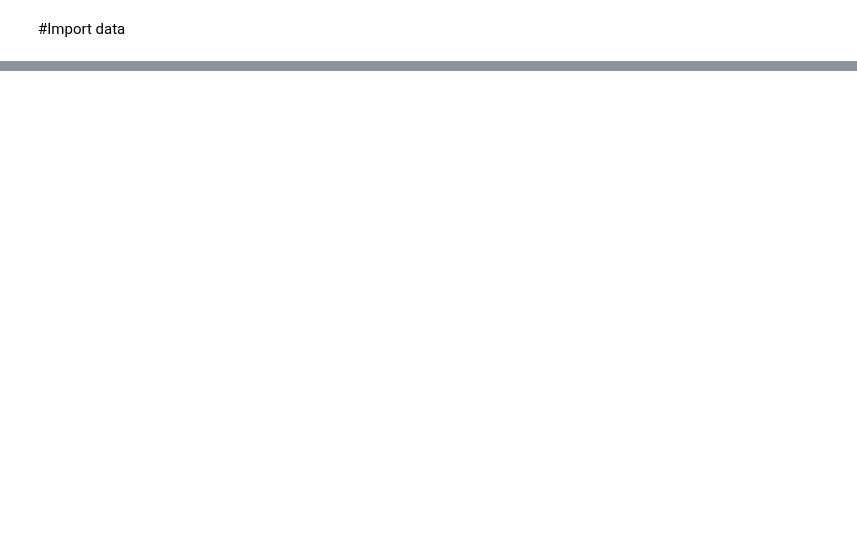
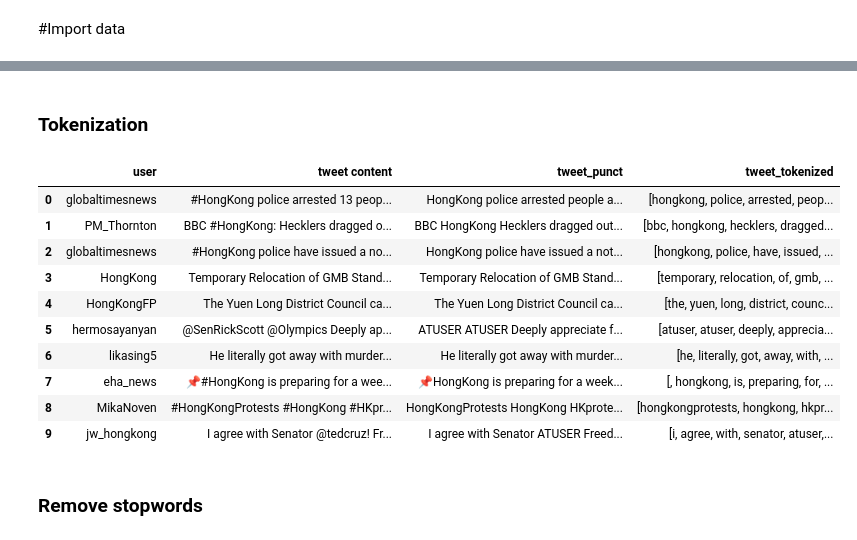
Before and after one commit to RoshanTS/extract-2, a Jupyter notebook: cleaning_tweets.ipynb, the cells around one changed output, grey strips where cells are left out. Cells and saved outputs as stored; diff of their text form; code cells hidden in the pictures; blank space fills up the shorter version.

```diff
--- a/cleaning_tweets.ipynb
+++ b/cleaning_tweets.ipynb
@@ -53,0 +46,2 @@ data_all_languages.language.value_counts().plot(kind = 'barh', figsize = (15,8))
+# %%
+df  = pd.DataFrame(data[['user', 'tweet content']])
@@ -53,0 +52,9 @@ data_all_languages.language.value_counts().plot(kind = 'barh', figsize = (15,8))
+# %%
+def remove_punct(text):
+    text = re.sub('@[^\s]+', 'AT_USER', text)
+    text  = "".join([char for char in text if char not in string.punctuation])
+    text = re.sub('[0-9]+', '', text)
+    return text
+
+df['tweet_punct'] = df['tweet content'].apply(lambda x: remove_punct(x))
+df.head(10)
@@ -53,0 +73,23 @@ data_all_languages.language.value_counts().plot(kind = 'barh', figsize = (15,8))
+# %% [markdown]
+### Tokenization
+# %%
+def tokenization(text):
+    text = re.split('\W+', text)
+    return text
+
+df['tweet_tokenized'] = df['tweet_punct'].apply(lambda x: tokenization(x.lower()))
+df.head(10)
+# %% [output]
+|  | user | tweet content | tweet_punct | tweet_tokenized |
+| 0 | globaltimesnews | #HongKong police arrested 13 peop... | HongKong police arrested people a... | [hongkong, police, arrested, peop... |
+| 1 | PM_Thornton | BBC #HongKong: Hecklers dragged o... | BBC HongKong Hecklers dragged out... | [bbc, hongkong, hecklers, dragged... |
+| 2 | globaltimesnews | #HongKong police have issued a no... | HongKong police have issued a not... | [hongkong, police, have, issued, ... |
+| 3 | HongKong | Temporary Relocation of GMB Stand... | Temporary Relocation of GMB Stand... | [temporary, relocation, of, gmb, ... |
+| 4 | HongKongFP | The Yuen Long District Council ca... | The Yuen Long District Council ca... | [the, yuen, long, district, counc... |
+| 5 | hermosayanyan | @SenRickScott @Olympics Deeply ap... | ATUSER ATUSER Deeply appreciate f... | [atuser, atuser, deeply, apprecia... |
+| 6 | likasing5 | He literally got away with murder... | He literally got away with murder... | [he, literally, got, away, with, ... |
+| 7 | eha_news | 📌#HongKong is preparing for a wee... | 📌HongKong is preparing for a week... | [, hongkong, is, preparing, for, ... |
+| 8 | MikaNoven | #HongKongProtests #HongKong #HKpr... | HongKongProtests HongKong HKprote... | [hongkongprotests, hongkong, hkpr... |
+| 9 | jw_hongkong | I agree with Senator @tedcruz! Fr... | I agree with Senator ATUSER Freed... | [i, agree, with, senator, atuser,... |
+# %% [markdown]
+### Remove stopwords
```
Also changed, not shown: parts of 26 cells of this notebook.
